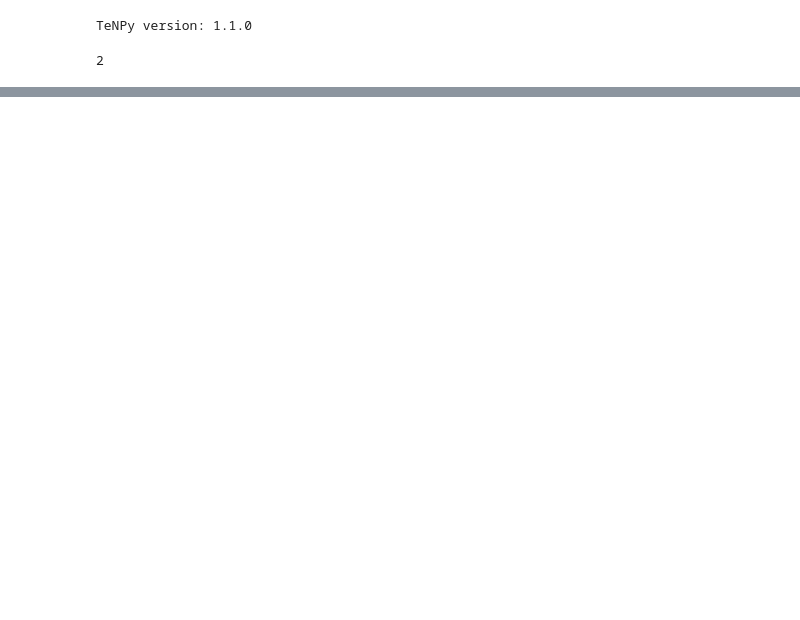
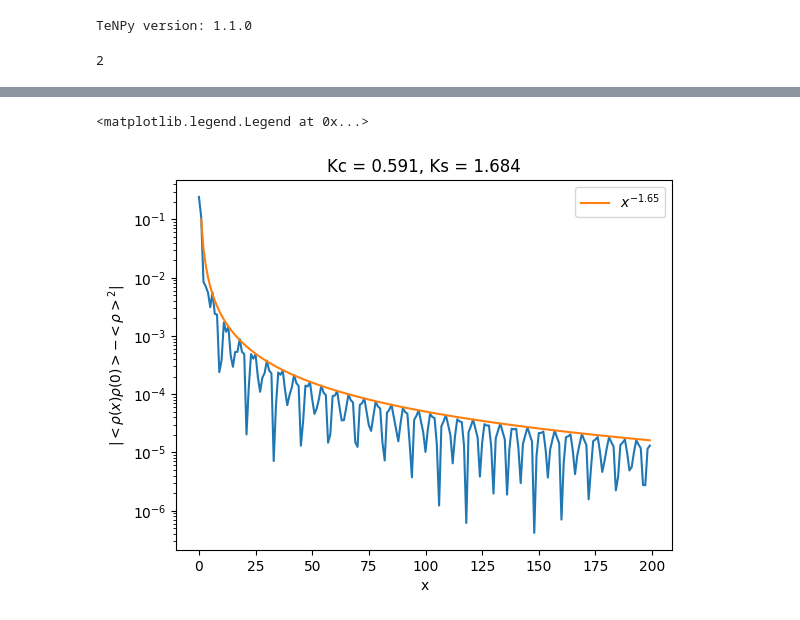
Before and after one commit to aravindhshankar/Spin1LongRangeOrder.jl, a Jupyter notebook: python/notebooks/test_hubbard.ipynb, the cells around one changed output, grey strips where cells are left out. Cells and saved outputs as stored; diff of their text form; code cells hidden in the pictures; blank space fills up the shorter version.

```diff
--- a/python/notebooks/test_hubbard.ipynb
+++ b/python/notebooks/test_hubbard.ipynb
@@ -91,0 +135,16 @@ compute_Luttinger_parameter(t=1, U=0.1, Vpp=0.8, Vpm = 3.9)
+# %%
+charge_corr_fn = psi.correlation_function("Ntot", "Ntot", [0], 200)[0]
+avcharge = psi.expectation_value("Ntot")[0]
+conn_charge_corr = charge_corr_fn - avcharge**2
+# %%
+plt.loglog(np.abs(conn_charge_corr))
+plt.loglog(0.1 * np.arange(200,dtype=float)**(-1.65), label=r'$x^{-1.65}$')
+plt.xscale('linear')
+plt.xlabel('x')
+plt.ylabel(r'$|<\rho(x)\rho(0)> - <\rho>^2 |$')
+plt.title(f'Kc = {np.abs(Kc):.3f}, Ks = {np.abs(Ks):.3f}')
+plt.legend()
+# plt.savefig('../../pngfigs/iDMRG/FMSrhocorr.png')
+# %% [output]
+<matplotlib.legend.Legend at 0x...>
+[figure, added]
```
Also changed, not shown: parts of 13 cells of this notebook, 5 other files.
